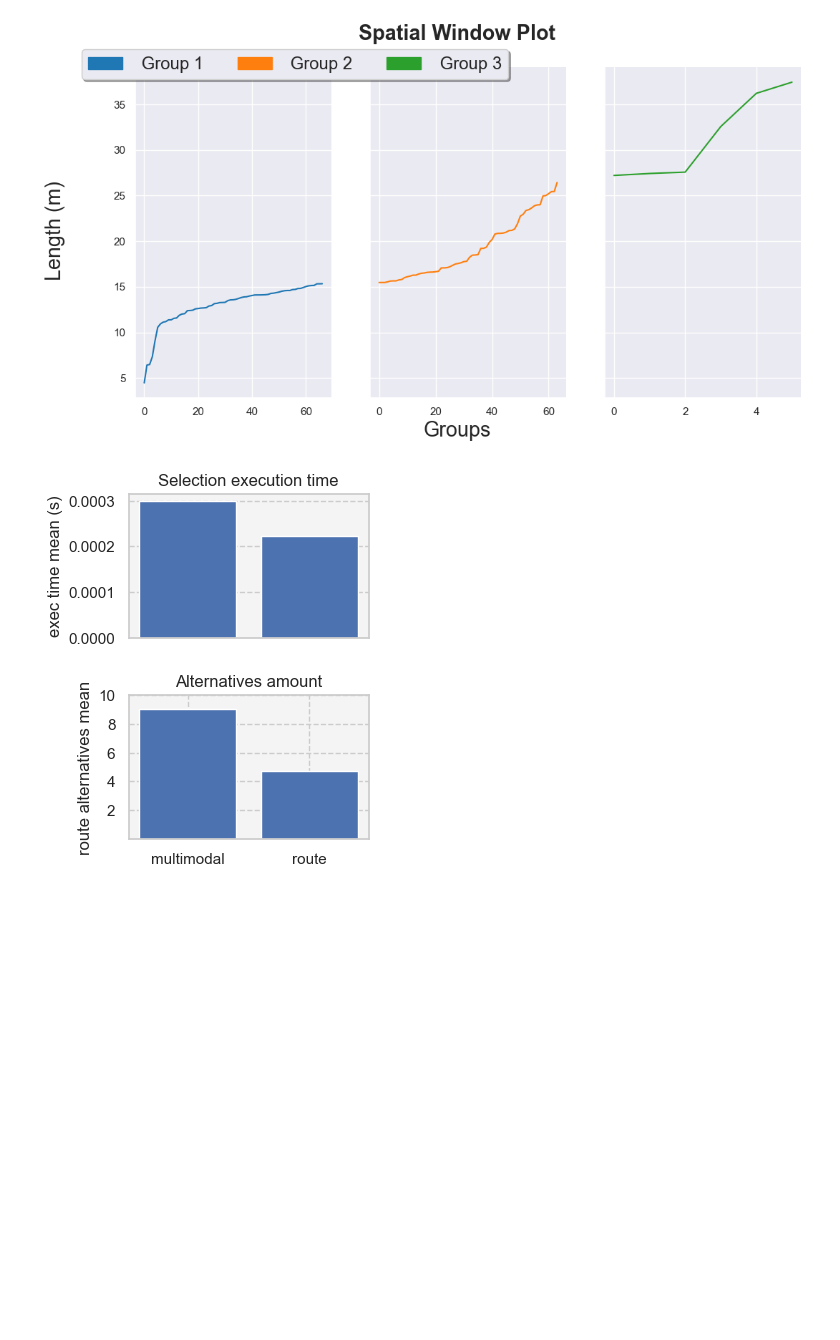
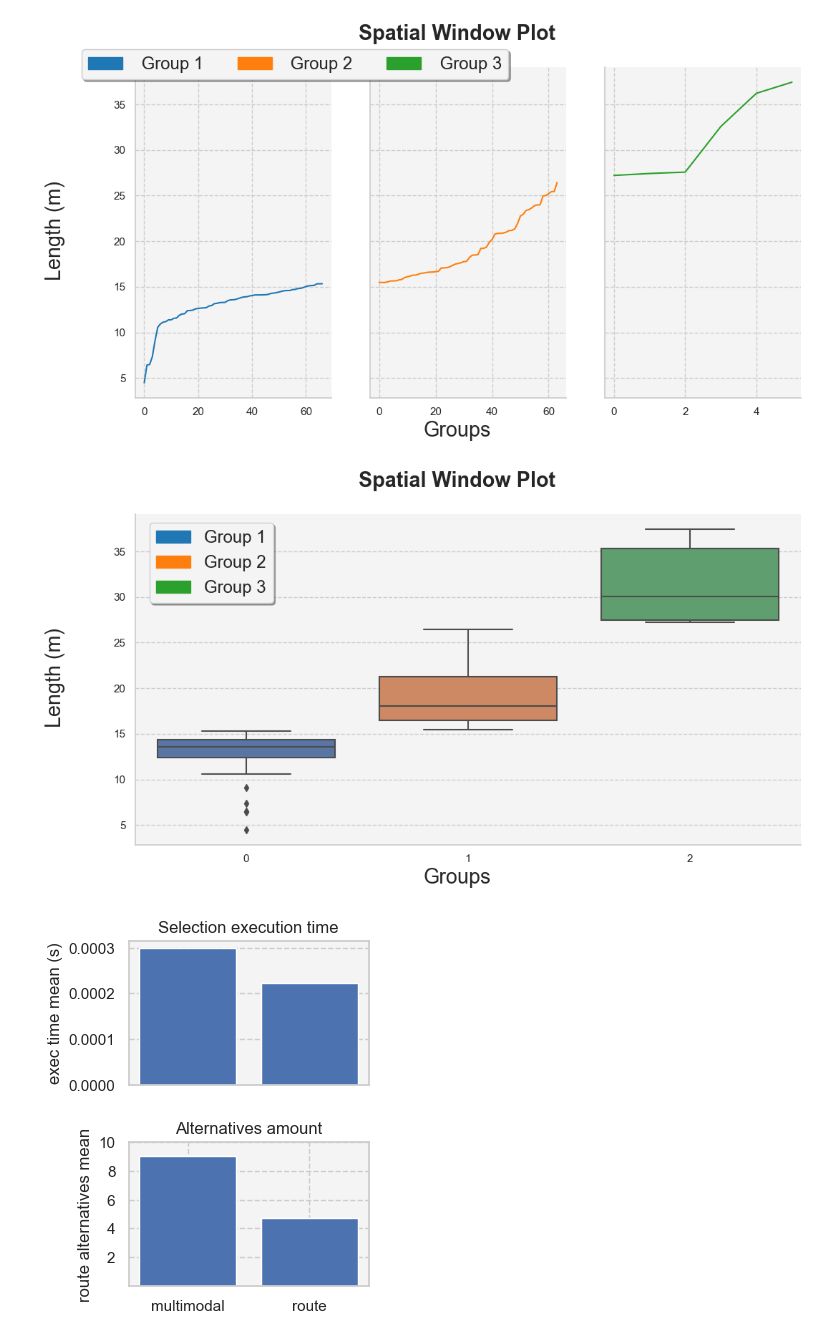
Before and after one commit to CamiloHMS/london_routing, a Jupyter notebook: responses_plot.ipynb, the cells around one changed output. Saved outputs shown, nothing was run; the diff lists cells and outputs as text; code cells hidden in the pictures; blank space fills up the shorter version.

Commit message:
feat: boxplot groups

```diff
--- a/responses_plot.ipynb
+++ b/responses_plot.ipynb
@@ -323,6 +335,43 @@ sns.despine(top=True,left=False)
 plt.show()
 # %% [output]
 [figure]
+# %%
+fig, ax = plt.subplots(figsize=(12, 6))
+
+#rng1 = dataf_new.loc[dataf_new['setID'].isin(list(windows[0].index))]['length']
+#rng2 = dataf_new.loc[dataf_new['setID'].isin(list(windows[1].index))]['length']
+#rng3 = dataf_new.loc[dataf_new['setID'].isin(list(windows[2].index))]['length']
+#rng = [rng1,rng2,rng3]
+
+values1 = sorted(series_wind1.values.tolist())
+values2 = sorted(series_wind2.values.tolist())
+values3 = sorted(series_wind3.values.tolist())
+rng = [values1,values2,values3]
+
+sns.boxplot(rng)
+
+leg_g1 = mpatches.Patch(color="tab:blue",label="Group 1")
+leg_g2 = mpatches.Patch(color="tab:orange",label="Group 2")
+leg_g3 = mpatches.Patch(color="tab:green",label="Group 3")
+
+plt.legend(loc="upper right",
+           bbox_to_anchor=(0.22,1),
+           ncol=1,
+           fancybox=True,
+           shadow=True,
+           fontsize="x-large",
+           handles = [leg_g1,leg_g2,leg_g3])
+
+fig.suptitle('Spatial Window Plot',fontsize="xx-large",fontweight="bold")
+fig.supxlabel("Groups",fontsize="xx-large")
+fig.supylabel("Length (m)",fontsize="xx-large")
+
+sns.set_style("whitegrid", {'grid.linestyle': '--','axes.facecolor': '#F4F4F4'})
+plt.savefig('results/plots/boxGroups.pdf',bbox_inches="tight")
+sns.despine(top=True,left=False)
+plt.show()
+# %% [output]
+[figure, added]
 # %%
 #df.groupby("setID")['ID'].count().mean()
 
```
Also changed, not shown: parts of 4 cells of this notebook, 26 other files.
